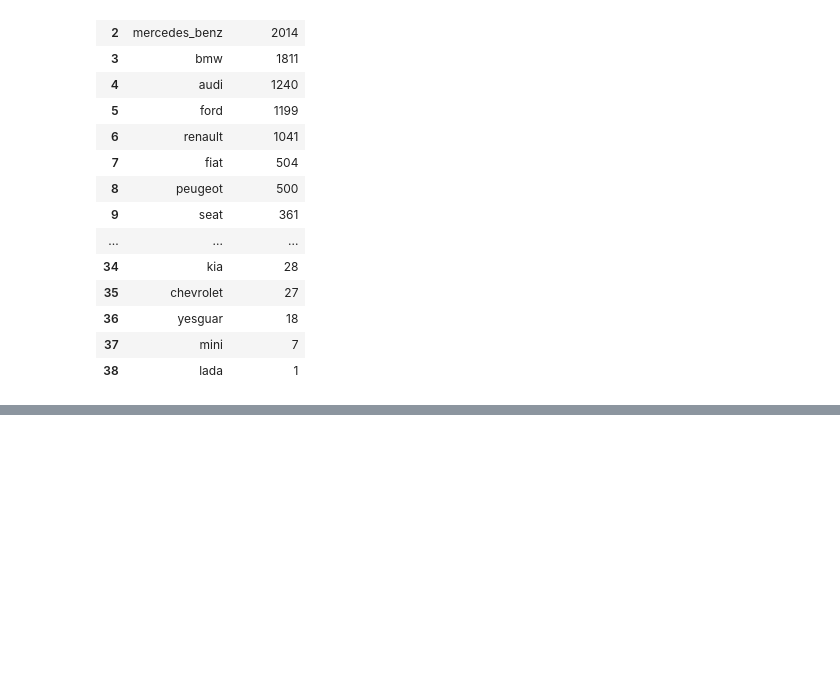
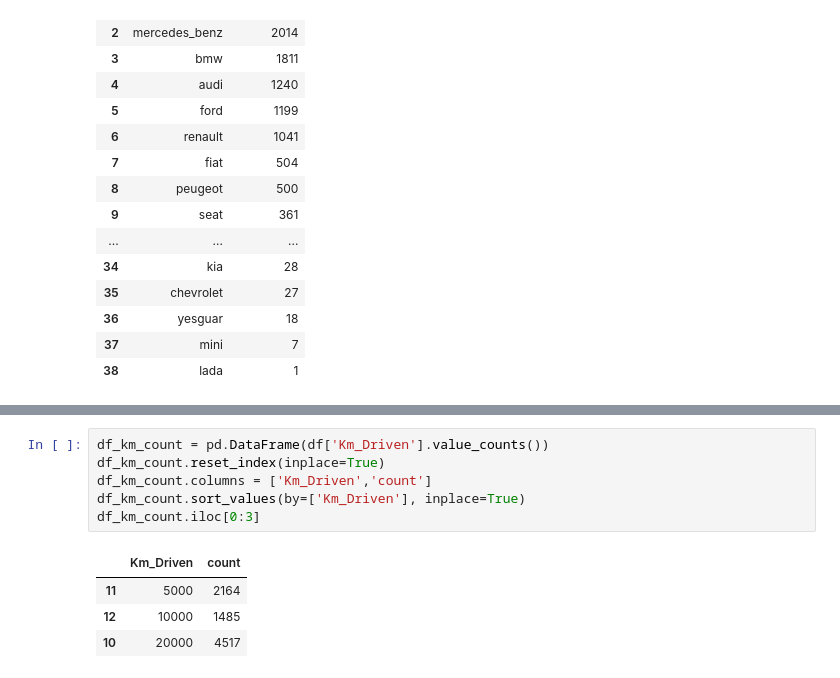
Before and after one commit to hemantharijan/Msc-Part-2-Project, a Jupyter notebook: Used Car Data Analysis.ipynb, the cells around one changed output, grey strips where cells are left out. Drawn from its saved outputs; the diff is of its cells as text; blank space fills up the shorter version.

```diff
--- a/Used Car Data Analysis.ipynb
+++ b/Used Car Data Analysis.ipynb
@@ -493,0 +550,11 @@ df_brand_count
+# %%
+df_km_count = pd.DataFrame(df['Km_Driven'].value_counts())
+df_km_count.reset_index(inplace=True)
+df_km_count.columns = ['Km_Driven','count']
+df_km_count.sort_values(by=['Km_Driven'], inplace=True)
+df_km_count.iloc[0:3]
+# %% [output]
+|  | Km_Driven | count |
+| 11 | 5000 | 2164 |
+| 12 | 10000 | 1485 |
+| 10 | 20000 | 4517 |
```
Also changed, not shown: parts of 4 cells of this notebook.
